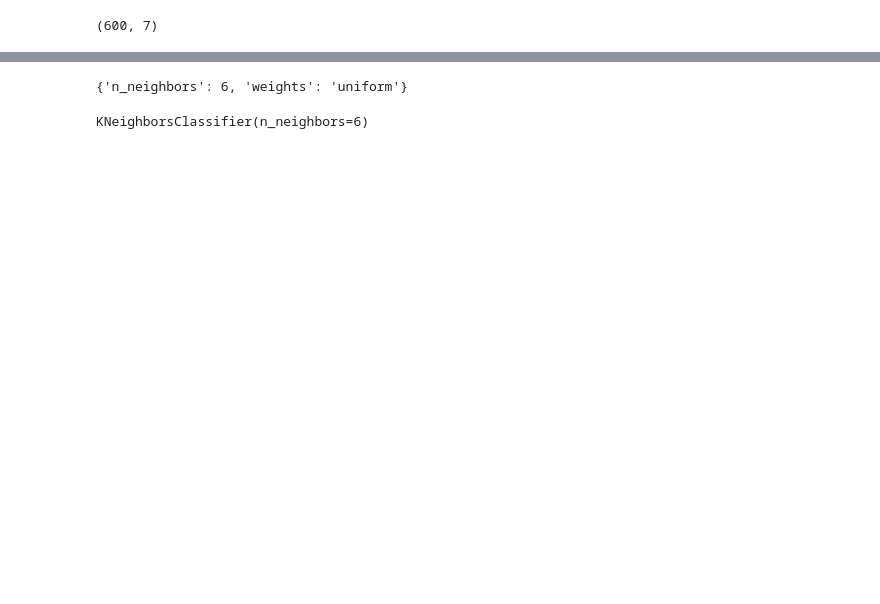
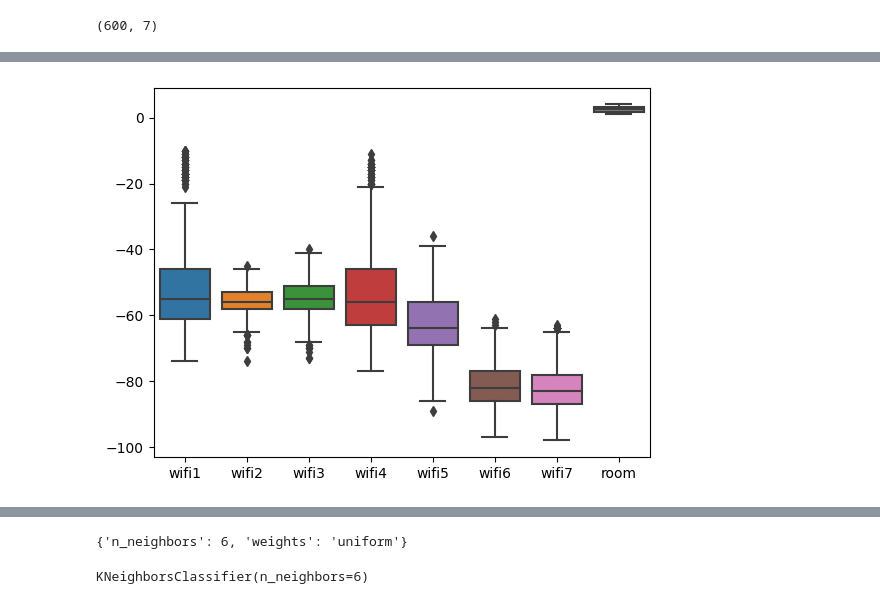
Before and after one commit to Atul245/Wireless_Indoor_Localization, a Jupyter notebook: Wireless_Indoor_Localization.ipynb, the cells around one changed output, grey strips where cells are left out. Cells and saved outputs as stored; diff of their text form; code cells hidden in the pictures; blank space fills up the shorter version.

```diff
--- a/Wireless_Indoor_Localization.ipynb
+++ b/Wireless_Indoor_Localization.ipynb
@@ -111,0 +194,4 @@ X_test.shape
+# %%
+sns.boxplot(data=df);
+# %% [output]
+[figure, added]
```
Also changed, not shown: parts of 24 cells of this notebook.
